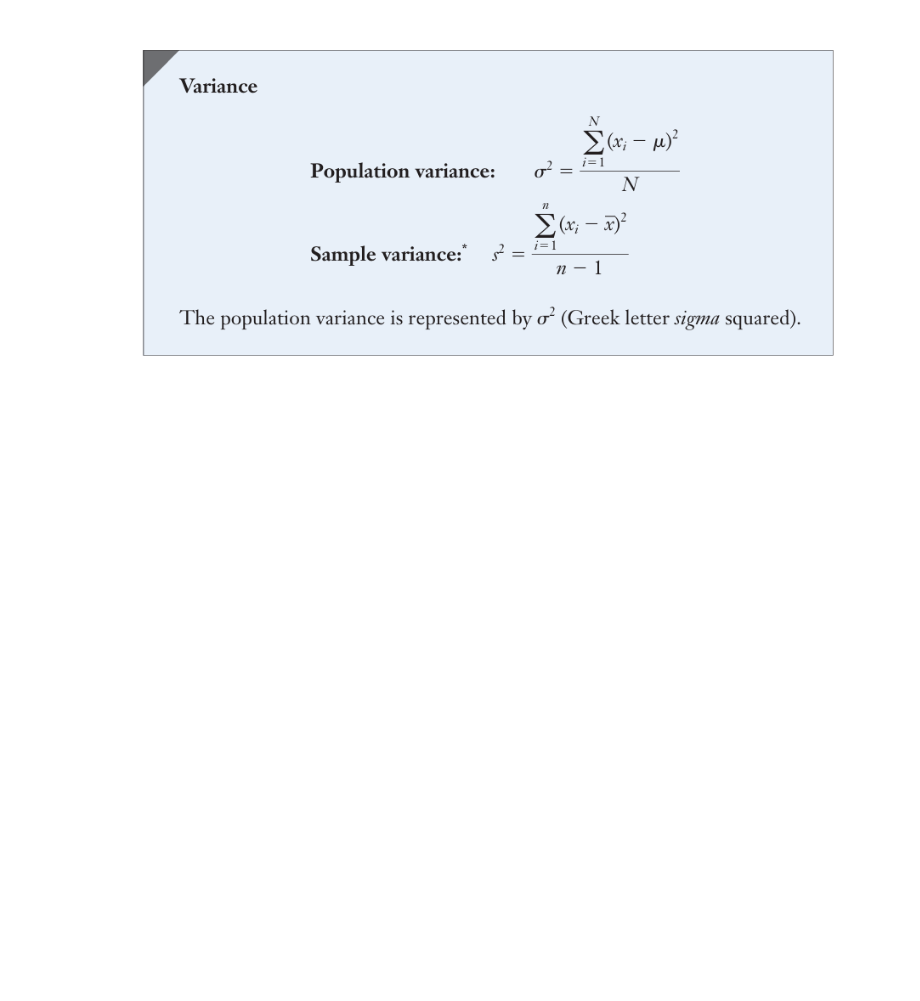
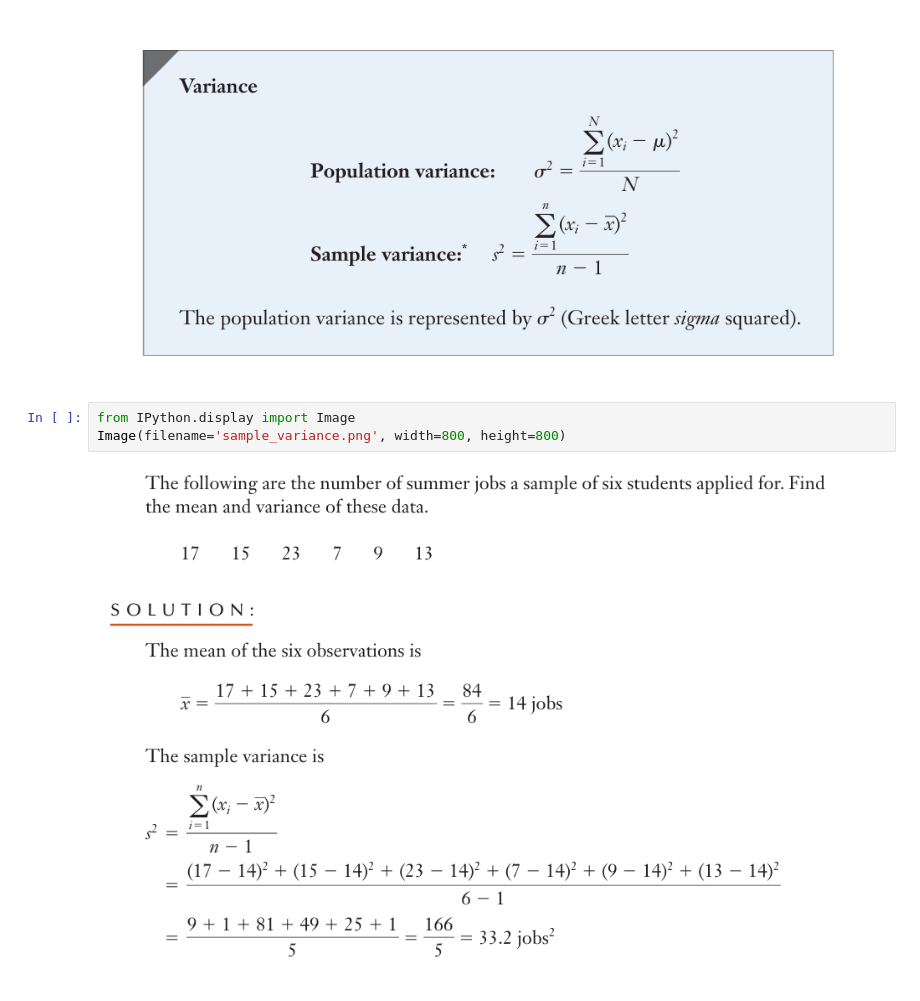
Before and after one commit to ArslanAmanov/Finance, a Jupyter notebook: QuantAnalyses/Quant_method_Analyses/chp_2_descriptive_techniques.ipynb, the cells around one changed output. Saved outputs shown, nothing was run; the diff lists cells and outputs as text; blank space fills up the shorter version.

Commit message:
sample variance

```diff
--- a/QuantAnalyses/Quant_method_Analyses/chp_2_descriptive_techniques.ipynb
+++ b/QuantAnalyses/Quant_method_Analyses/chp_2_descriptive_techniques.ipynb
@@ -150,3 +150,8 @@ from IPython.display import Image
 Image(filename='variance.png', width=800, height=800)
 # %% [output]
 [figure]
+# %%
+from IPython.display import Image
+Image(filename='sample_variance.png', width=800, height=800)
+# %% [output]
+[figure, added]
```
Also changed, not shown: 1 other file.
